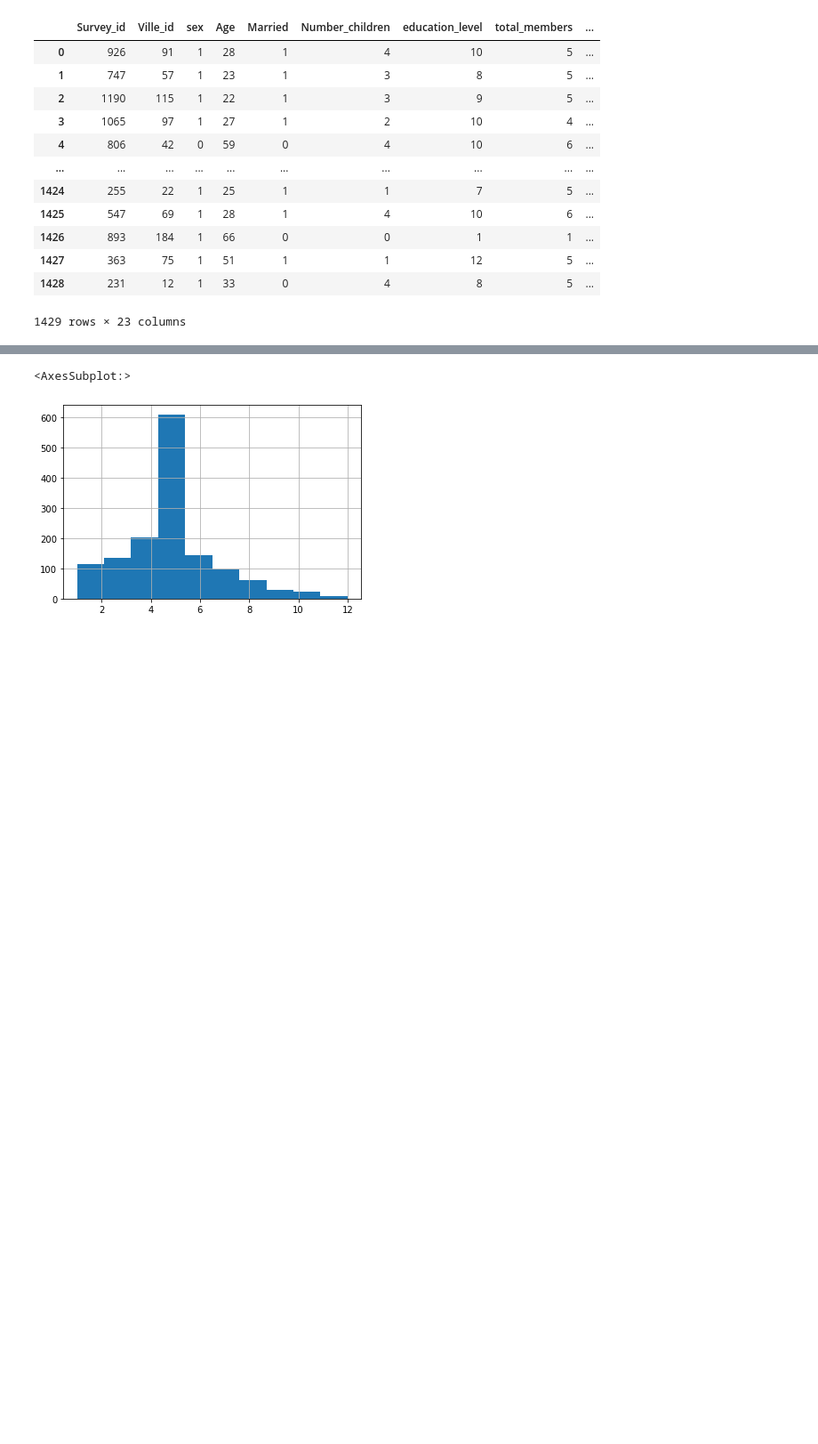
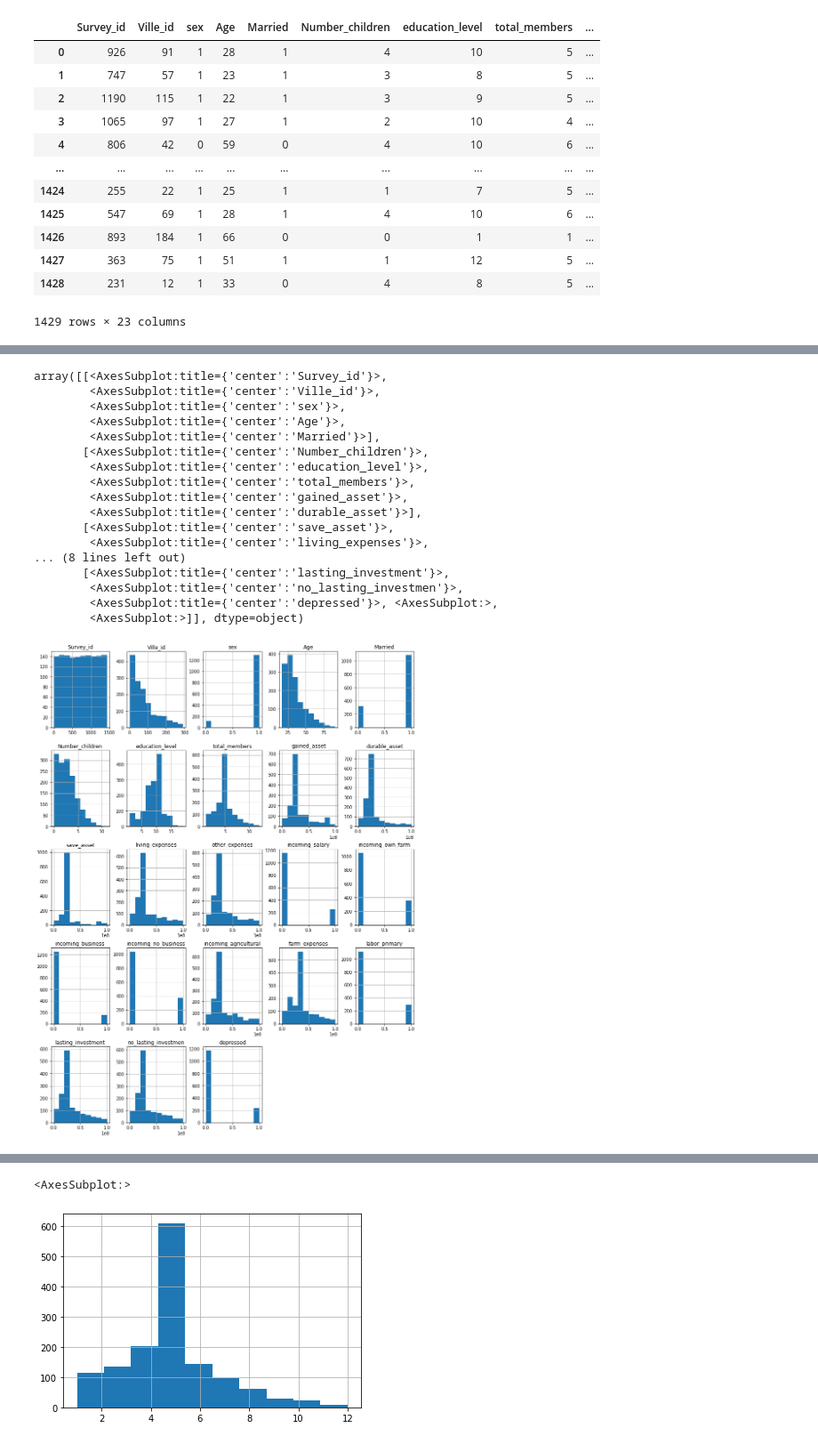
Before and after one commit to kaline/TrabalhoFinalML, a Jupyter notebook: dataset.ipynb, the cells around one changed output, grey strips where cells are left out. Shown at 89% size. Cells and saved outputs as stored; diff of their text form; code cells hidden in the pictures; blank space fills up the shorter version.

```diff
--- a/dataset.ipynb
+++ b/dataset.ipynb
@@ -58 +117,22 @@ TypeError: Cannot interpret '<attribute 'dtype' of 'numpy.generic' objects>' as
+# %%
+df.hist(figsize = (15,20))
+# %% [output]
+array([[<AxesSubplot:title={'center':'Survey_id'}>,
+        <AxesSubplot:title={'center':'Ville_id'}>,
+        <AxesSubplot:title={'center':'sex'}>,
+        <AxesSubplot:title={'center':'Age'}>,
+        <AxesSubplot:title={'center':'Married'}>],
+       [<AxesSubplot:title={'center':'Number_children'}>,
+        <AxesSubplot:title={'center':'education_level'}>,
+        <AxesSubplot:title={'center':'total_members'}>,
+        <AxesSubplot:title={'center':'gained_asset'}>,
+        <AxesSubplot:title={'center':'durable_asset'}>],
+       [<AxesSubplot:title={'center':'save_asset'}>,
+        <AxesSubplot:title={'center':'living_expenses'}>,
+... (8 lines left out)
+       [<AxesSubplot:title={'center':'lasting_investment'}>,
+        <AxesSubplot:title={'center':'no_lasting_investmen'}>,
+        <AxesSubplot:title={'center':'depressed'}>, <AxesSubplot:>,
+        <AxesSubplot:>]], dtype=object)
+[figure, added]
 # %%
```
Also changed, not shown: parts of 16 cells of this notebook.
